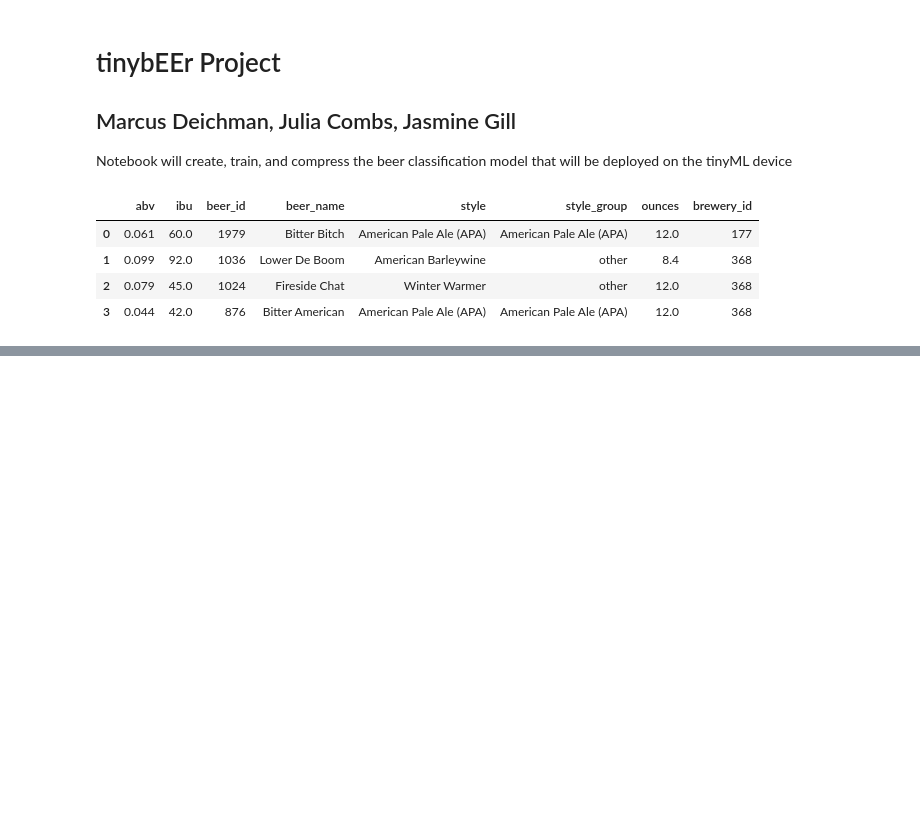
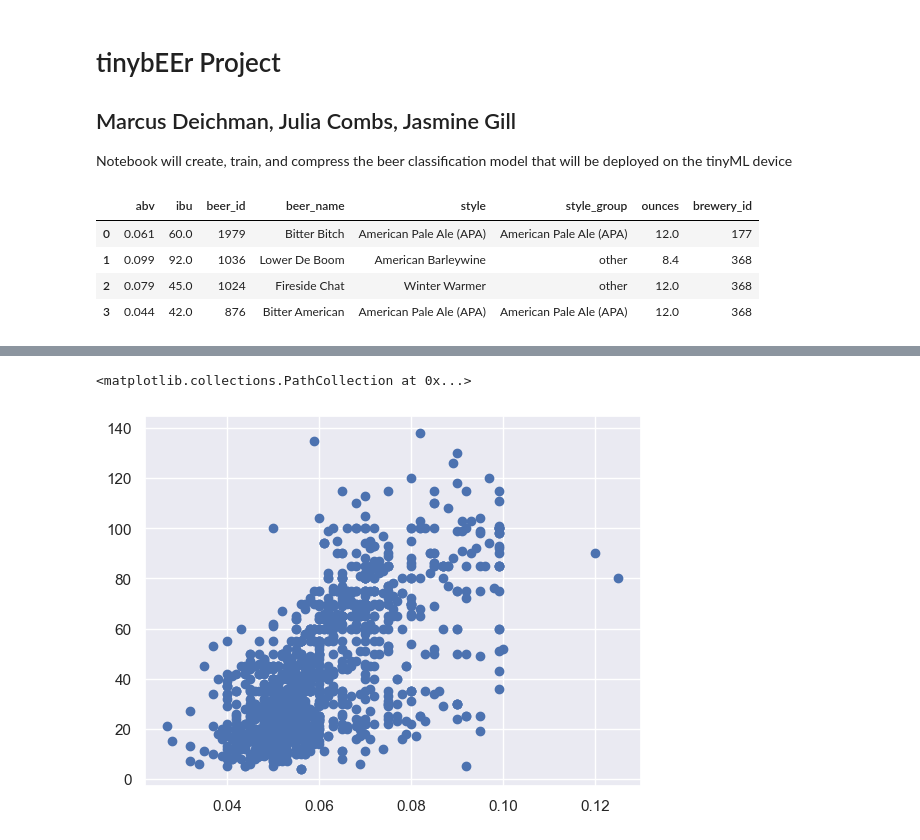
Before and after one commit to aureliusbd/tinybEEr, a Jupyter notebook: BeerModel.ipynb, the cells around one changed output, grey strips where cells are left out. Cells and saved outputs as stored; diff of their text form; code cells hidden in the pictures; blank space fills up the shorter version.

```diff
--- a/BeerModel.ipynb
+++ b/BeerModel.ipynb
@@ -44,5 +136,26 @@ style = beer_df.to_numpy()[:,4]
 style_group = beer_df.to_numpy()[:,5]
 
 print('abv:', abv)
+print('style:', style)
+print('abv, ibut data combined:', abv_ibu_data)
+
+
+
+abv_flt = beer_df['abv'].astype(float)
+ibu_flt = beer_df['ibu'].astype(float)
+
+
+
+abv_ibu = np.add(abv_flt, ibu_flt)
+
+print('abv_flt:', abv_flt)
+print('ibu_flt:', ibu_flt)
+print('abv_flt_shape', abv_flt.shape)
+
+
+print('ibu[0]', ibu[0])
+
+print('abv_ibu', abv_ibu.shape)
+print('abv_ibu[0,2]', abv_ibu[0,2])
 # %% [output]
 abv: [0.061 0.099 0.079 ... 0.06 0.067 0.055]
@@ -48,0 +178,5 @@ abv: [0.061 0.099 0.079 ... 0.06 0.067 0.055]
+# %%
+plt.scatter(abv_flt, ibu_flt)
+# %% [output]
+<matplotlib.collections.PathCollection at 0x...>
+[figure, added]
```
Also changed, not shown: parts of 13 cells of this notebook.
